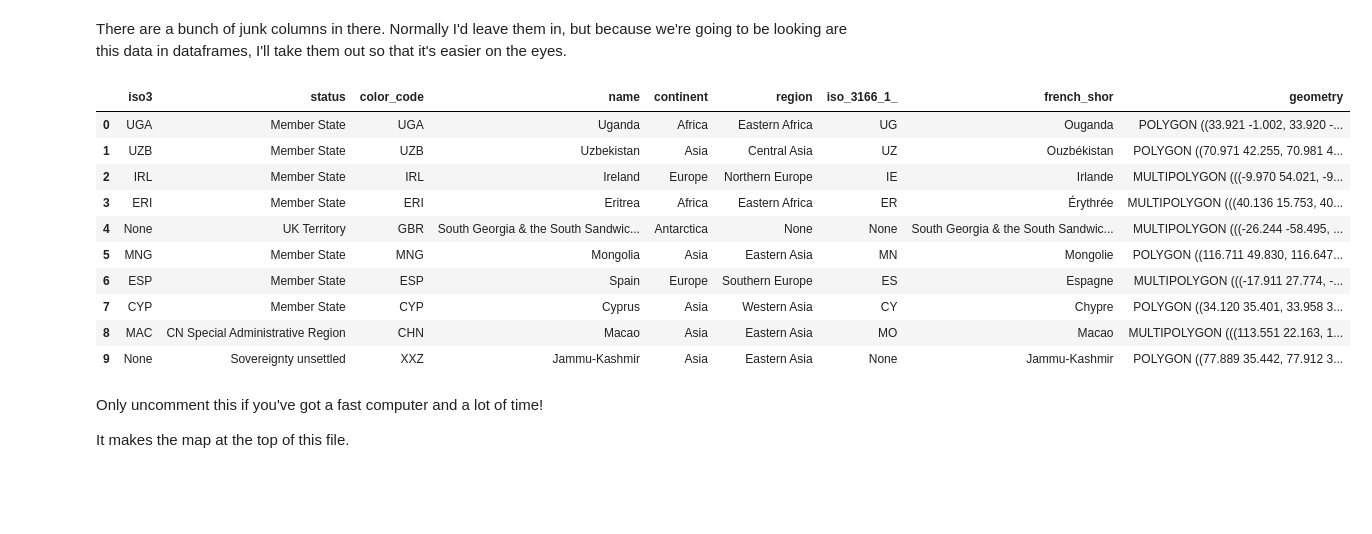
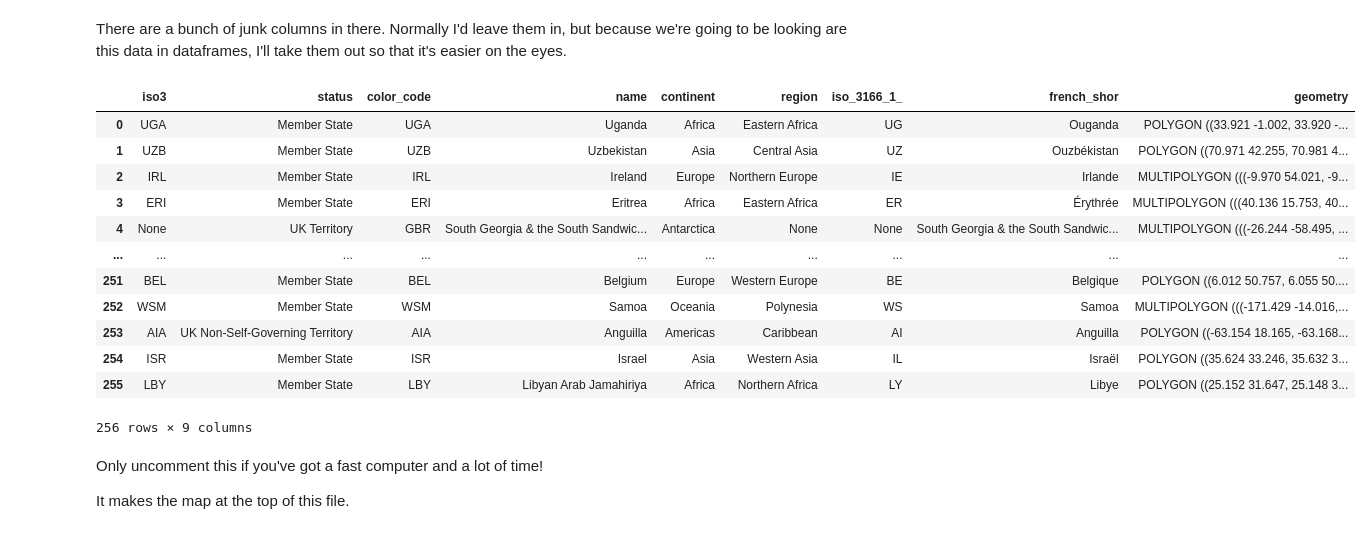
Before and after one commit to Kendrick0629/Tesla-_dealth_data, a Jupyter notebook: data_introduction/maps.ipynb, the cells around one changed output. Saved outputs shown, nothing was run; the diff lists cells and outputs as text; code cells hidden in the pictures; blank space fills up the shorter version.

```diff
--- a/data_introduction/maps.ipynb
+++ b/data_introduction/maps.ipynb
@@ -127,19 +725,21 @@ There are a bunch of junk columns in there. Normally I'd leave them in, but beca
 # %%
 cols_to_drop = ["NSW_LOCA_1", "NSW_LOCA_3", "NSW_LOCA_4","NSW_LOCA_5","NSW_LOCA_7", "DT_RETIRE"]
 burbs.drop(cols_to_drop, axis=1, inplace=True, errors="ignore")
-burbs.head(10)
+burbs.head(300)
 # %% [output]
 |  | iso3 | status | color_code | name | continent | region | iso_3166_1_ | french_shor | geometry |
 | 0 | UGA | Member State | UGA | Uganda | Africa | Eastern Africa | UG | Ouganda | POLYGON ((33.921 -1.002, 33.920 -... |
 | 1 | UZB | Member State | UZB | Uzbekistan | Asia | Central Asia | UZ | Ouzbékistan | POLYGON ((70.971 42.255, 70.981 4... |
 | 2 | IRL | Member State | IRL | Ireland | Europe | Northern Europe | IE | Irlande | MULTIPOLYGON (((-9.970 54.021, -9... |
 | 3 | ERI | Member State | ERI | Eritrea | Africa | Eastern Africa | ER | Érythrée | MULTIPOLYGON (((40.136 15.753, 40... |
 | 4 | None | UK Territory | GBR | South Georgia & the South Sandwic... | Antarctica | None | None | South Georgia & the South Sandwic... | MULTIPOLYGON (((-26.244 -58.495, ... |
-| 5 | MNG | Member State | MNG | Mongolia | Asia | Eastern Asia | MN | Mongolie | POLYGON ((116.711 49.830, 116.647... |
-| 6 | ESP | Member State | ESP | Spain | Europe | Southern Europe | ES | Espagne | MULTIPOLYGON (((-17.911 27.774, -... |
-| 7 | CYP | Member State | CYP | Cyprus | Asia | Western Asia | CY | Chypre | POLYGON ((34.120 35.401, 33.958 3... |
-| 8 | MAC | CN Special Administrative Region | CHN | Macao | Asia | Eastern Asia | MO | Macao | MULTIPOLYGON (((113.551 22.163, 1... |
-| 9 | None | Sovereignty unsettled | XXZ | Jammu-Kashmir | Asia | Eastern Asia | None | Jammu-Kashmir | POLYGON ((77.889 35.442, 77.912 3... |
+| ... | ... | ... | ... | ... | ... | ... | ... | ... | ... |
+| 251 | BEL | Member State | BEL | Belgium | Europe | Western Europe | BE | Belgique | POLYGON ((6.012 50.757, 6.055 50.... |
+| 252 | WSM | Member State | WSM | Samoa | Oceania | Polynesia | WS | Samoa | MULTIPOLYGON (((-171.429 -14.016,... |
+| 253 | AIA | UK Non-Self-Governing Territory | AIA | Anguilla | Americas | Caribbean | AI | Anguilla | POLYGON ((-63.154 18.165, -63.168... |
+| 254 | ISR | Member State | ISR | Israel | Asia | Western Asia | IL | Israël | POLYGON ((35.624 33.246, 35.632 3... |
+| 255 | LBY | Member State | LBY | Libyan Arab Jamahiriya | Africa | Northern Africa | LY | Libye | POLYGON ((25.152 31.647, 25.148 3... |
+256 rows × 9 columns
 # %% [markdown]
 Only uncomment this if you've got a fast computer and a lot of time!
 
```
Also changed, not shown: parts of 89 cells of this notebook, 4 other files.
